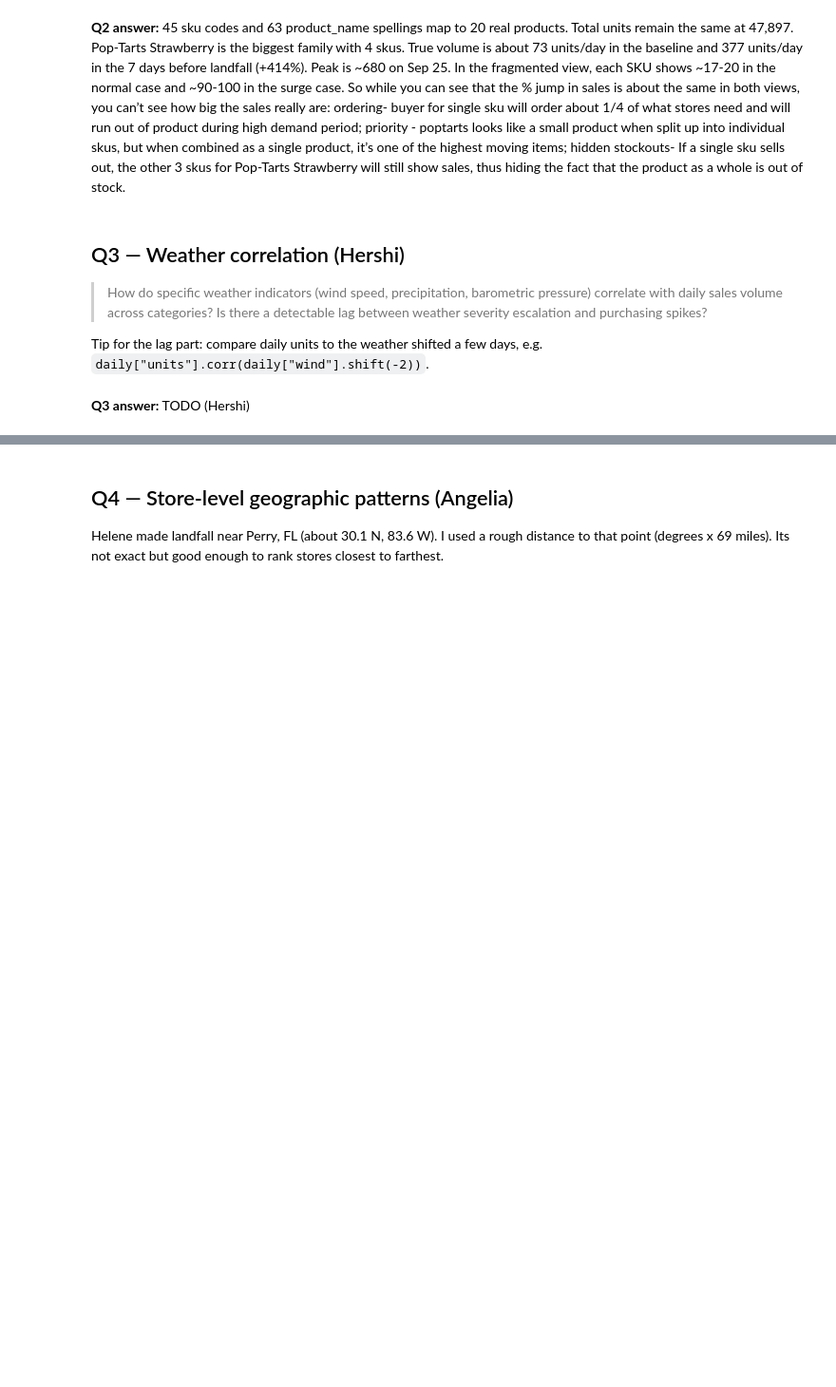
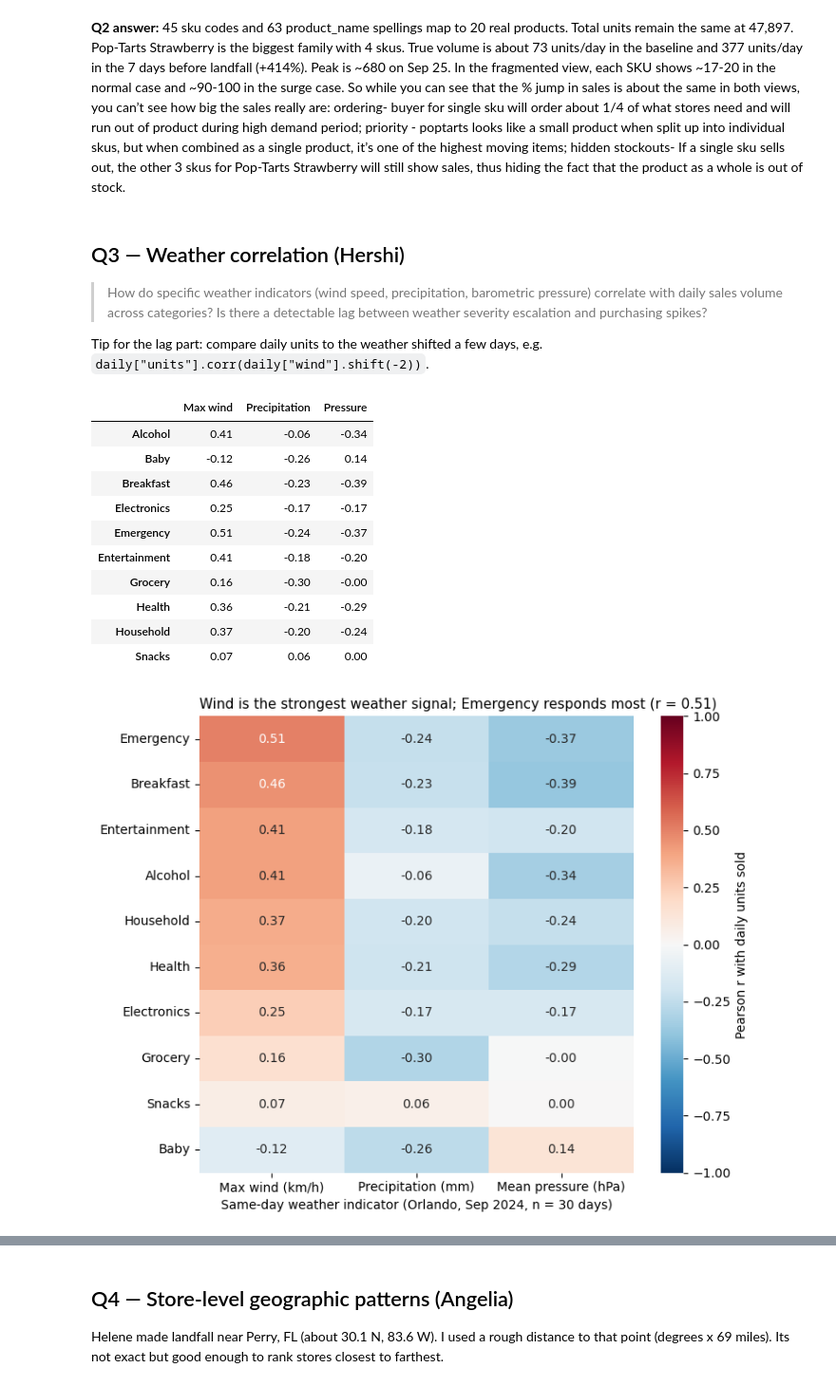
Before and after one commit to hershiaytoda/walmart-hurricane-project, a Jupyter notebook: walmart_hurricane_final.ipynb, the cells around one changed output, grey strips where cells are left out. Shown at 95% size. Saved outputs shown, nothing was run; the diff lists cells and outputs as text; code cells hidden in the pictures; blank space fills up the shorter version.

```diff
--- a/walmart_hurricane_final.ipynb
+++ b/walmart_hurricane_final.ipynb
@@ -185,0 +264,16 @@ decision_log
+# %%
+# TODO (Hershi): call the API, show weather.head()
+
+stores = pd.read_csv("data/store_locations.csv", dtype=str)
+stores["store_id"] = (stores["store_id"].str.strip().str.upper()
+                      .str.replace("_", "-", regex=False)
+                      .str.replace(r"^FL(\d+)$", r"FL-\1", regex=True))
+store = stores[stores["store_id"] == "FL-239"].iloc[0]
+
+weather = daily_weather("2024-09-01", "2024-09-30",
+                        lat=float(store["latitude"]), lon=float(store["longitude"]))
+
+display(weather.head())
+assert len(weather) == 30 and weather["date"].is_unique
+print("Nulls per column:\n", weather.isna().sum())
+print("Source:", weather["source"].iloc[0], "| base URL:", BASE)
@@ -319,2 +453,38 @@ Tip for the lag part: compare daily units to the weather shifted a few days, e.g
-# %% [markdown]
-**Q3 answer:** TODO (Hershi)
+# %%
+# TODO (Hershi): correlations by category (table or heatmap)
+wx_cols = ["windspeed_10m_max", "precipitation_sum", "pressure_mean_hpa"]
+
+cat_daily = (orlando.pivot_table(index="date", columns="category", values="quantity",
+                                 aggfunc="sum", fill_value=0))
+cat_wx = cat_daily.join(weather.set_index("date")[wx_cols], how="inner")
+assert len(cat_wx) == len(cat_daily)
+
+corr_table = pd.DataFrame({w: cat_wx[cat_daily.columns].corrwith(cat_wx[w]) for w in wx_cols})
+corr_table.columns = ["Max wind", "Precipitation", "Pressure"]
+display(corr_table.round(2))
+
+order = corr_table["Max wind"].sort_values(ascending=False).index
+plot_tbl = corr_table.loc[order].copy()
+plot_tbl.columns = ["Max wind (km/h)", "Precipitation (mm)", "Mean pressure (hPa)"]
+top = order[0]
+fig, ax = plt.subplots(figsize=(7.5, 6))
+sns.heatmap(plot_tbl, annot=True, fmt=".2f", cmap="RdBu_r", center=0, vmin=-1, vmax=1,
+            cbar_kws={"label": "Pearson r with daily units sold"}, ax=ax)
+ax.set_title(f"Wind is the strongest weather signal; {top} responds most (r = {corr_table.loc[top,'Max wind']:.2f})",
+             loc="left", fontsize=11)
+ax.set_xlabel("Same-day weather indicator (Orlando, Sep 2024, n = 30 days)")
+ax.set_ylabel("")
+plt.tight_layout(); plt.show()
+# %% [output]
+|  | Max wind | Precipitation | Pressure |
+| Alcohol | 0.41 | -0.06 | -0.34 |
+| Baby | -0.12 | -0.26 | 0.14 |
+| Breakfast | 0.46 | -0.23 | -0.39 |
+| Electronics | 0.25 | -0.17 | -0.17 |
+| Emergency | 0.51 | -0.24 | -0.37 |
+| Entertainment | 0.41 | -0.18 | -0.20 |
+| Grocery | 0.16 | -0.30 | -0.00 |
+| Health | 0.36 | -0.21 | -0.29 |
+| Household | 0.37 | -0.20 | -0.24 |
+| Snacks | 0.07 | 0.06 | 0.00 |
+[figure, added]
```
Also changed, not shown: parts of 13 cells of this notebook.
